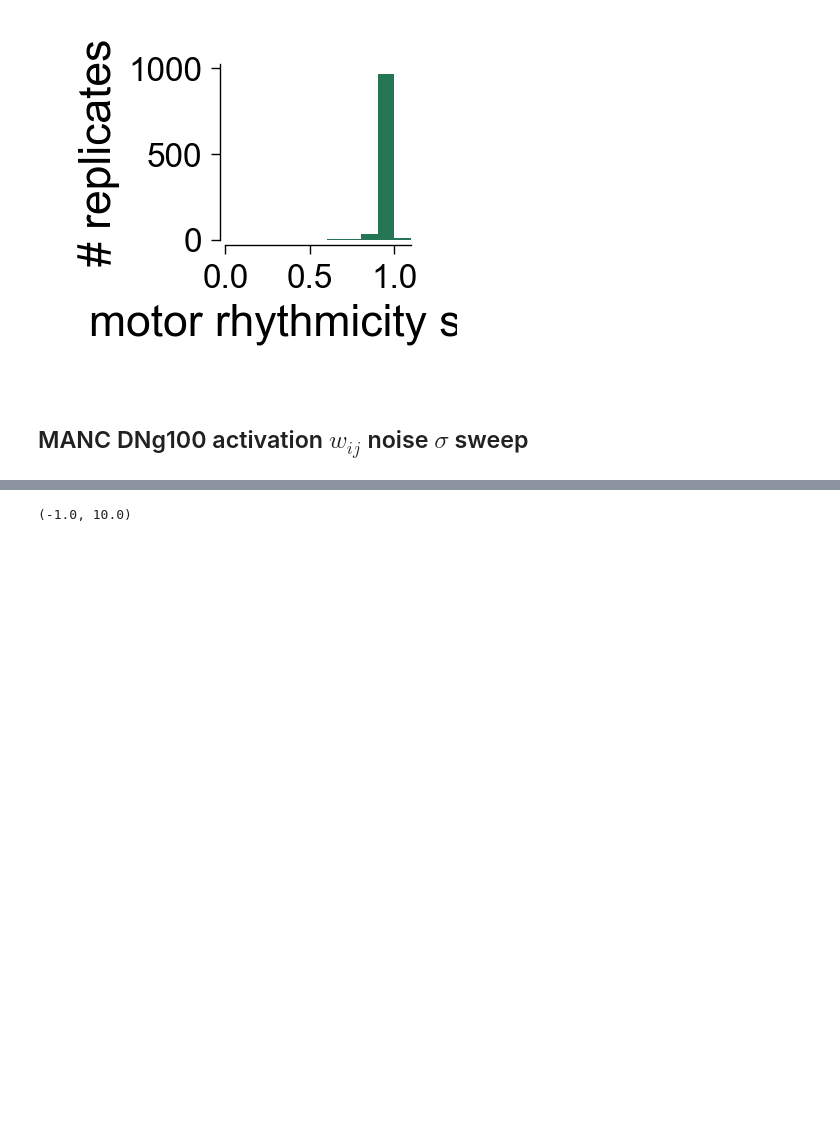
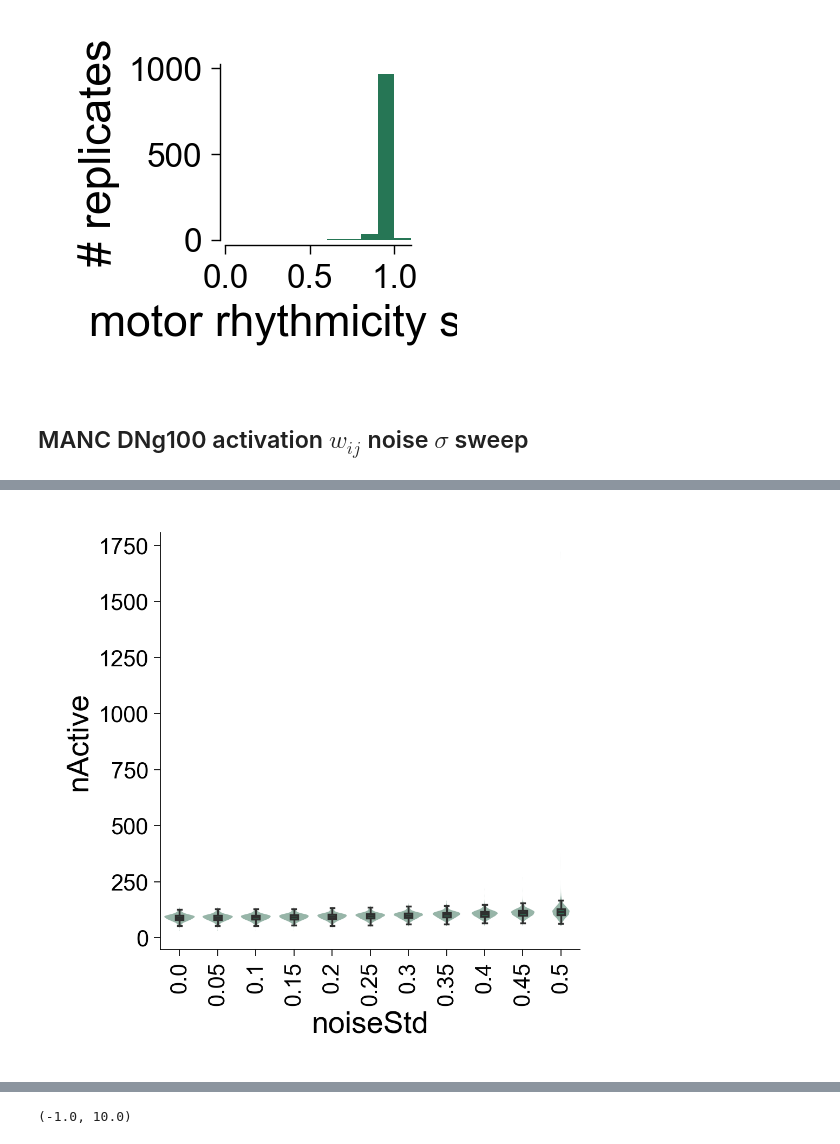
Before and after one commit to smpuglie/Pugliese_cpg_2025, a Jupyter notebook: notebooks/Figure 2.ipynb, the cells around one changed output, grey strips where cells are left out. Cells and saved outputs as stored; diff of their text form; code cells hidden in the pictures; blank space fills up the shorter version.

```diff
--- a/notebooks/Figure 2.ipynb
+++ b/notebooks/Figure 2.ipynb
@@ -495,0 +533,11 @@ plt.gcf().set_dpi(500)
+# %%
+sns.violinplot(nActive.astype(float).melt(var_name="noiseStd",value_name="nActive"),x="noiseStd",y="nActive",edgecolor=None,inner=None,cut=0,alpha=0.5,color=mnColor)
+# sns.stripplot(nActive.astype(float).melt(var_name="noiseStd",value_name="nActive"),x="noiseStd",y="nActive",size=2**0.75,jitter=0.34,color=mnColor)
+
+sns.boxplot(nActive.astype(float).melt(var_name="noiseStd",value_name="nActive"),x="noiseStd",y="nActive",width=0.2,linewidth=0.5,fliersize=2**0.75,
+            boxprops={"alpha":1.0,},showfliers=False,color=mnColor)
+plt.xticks(rotation=90)
+
+plt.gcf().set_dpi(500)
+# %% [output]
+[figure, added]
```
Also changed, not shown: parts of 9 cells of this notebook, 28 other files.
